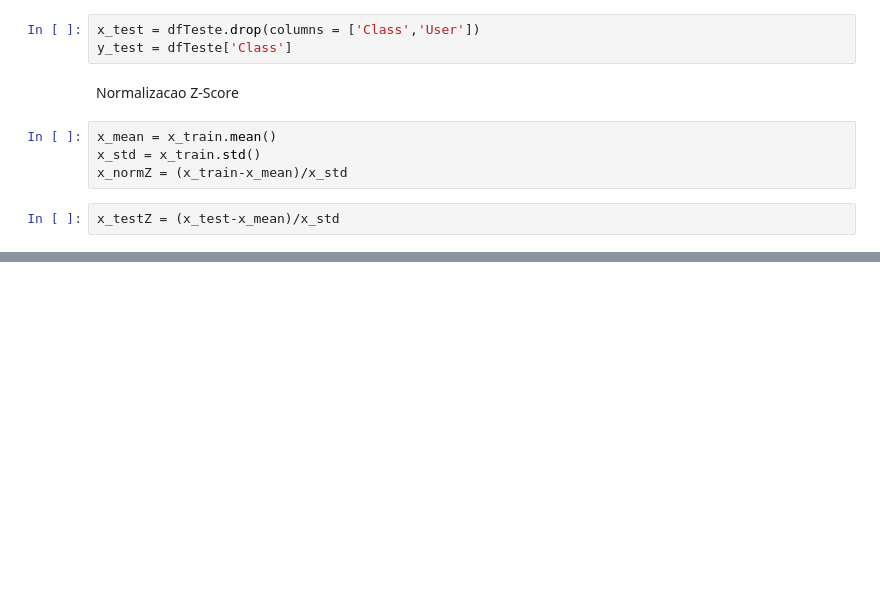
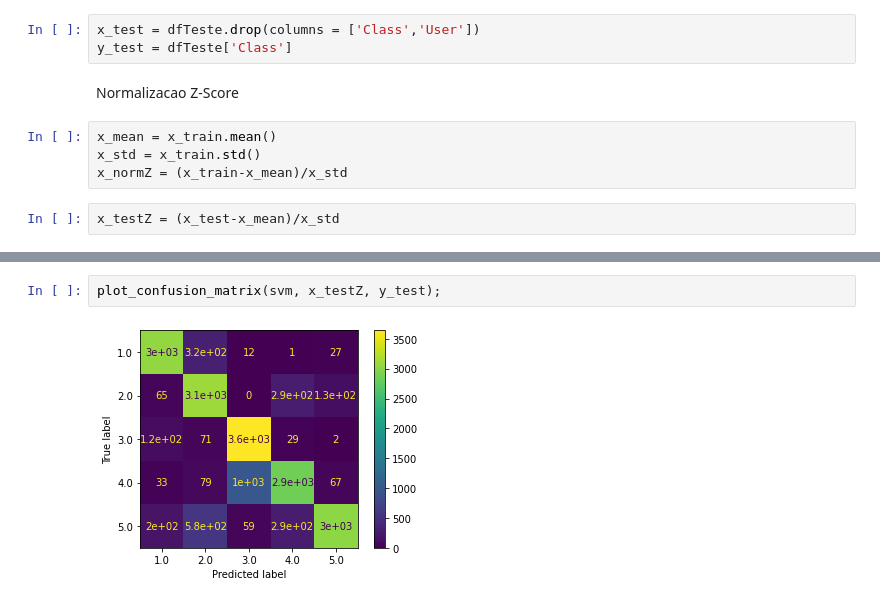
Before and after one commit to gilvandrocesardemedeiros/DCA_UFRN_IA, a Jupyter notebook: Classification-SVM/Hand_Motion_SVM_Users.ipynb, the cells around one changed output, grey strips where cells are left out. Cells and saved outputs as stored; diff of their text form; blank space fills up the shorter version.

```diff
--- a/Classification-SVM/Hand_Motion_SVM_Users.ipynb
+++ b/Classification-SVM/Hand_Motion_SVM_Users.ipynb
@@ -210,0 +146,4 @@ weighted avg       0.55      0.56      0.53     19018
+# %%
+plot_confusion_matrix(svm, x_testZ, y_test);
+# %% [output]
+[figure, added]
```
Also changed, not shown: parts of 20 cells of this notebook.
